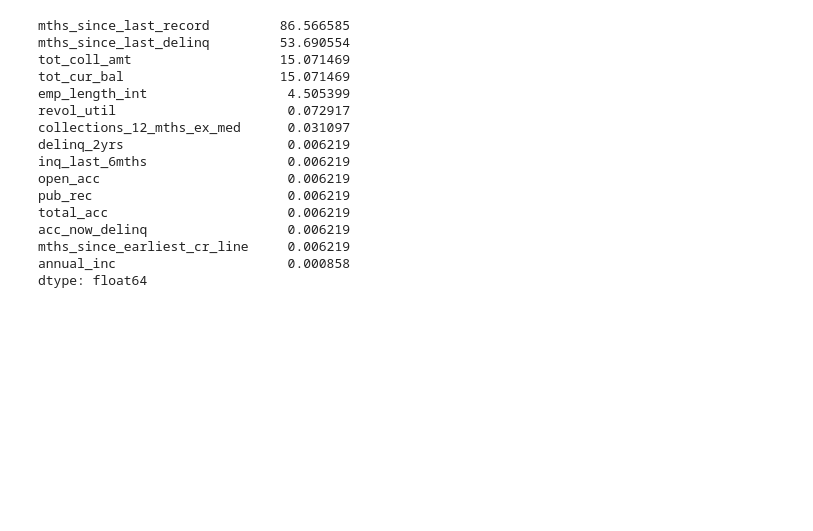
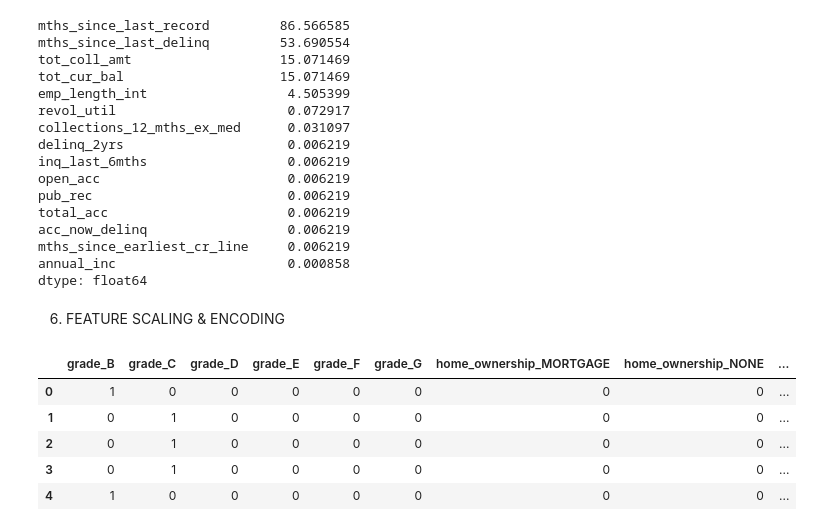
Before and after one commit to mikeglenlorenzogithub/GitDataScientist, a Jupyter notebook: project.ipynb, the cells around one changed output. Drawn from its saved outputs; the diff is of its cells as text; code cells hidden in the pictures; blank space fills up the shorter version.

Commit message:
6. Feature Scaling and Encoding

```diff
--- a/project.ipynb
+++ b/project.ipynb
@@ -405,3 +405,18 @@ data['emp_length_int'].fillna(0, inplace=True)
 data['tot_cur_bal'].fillna(0, inplace=True)
 data['tot_coll_amt'].fillna(0, inplace=True)
 data['mths_since_last_delinq'].fillna(-1, inplace=True)
+# %% [markdown]
+6. FEATURE SCALING & ENCODING
+# %%
+categorical_cols = [col for col in data.select_dtypes(include='object').columns.tolist()]
+# %%
+onehot = pd.get_dummies(data[categorical_cols], drop_first=True)
+# %%
+onehot.head()
+# %% [output]
+|  | grade_B | grade_C | grade_D | grade_E | grade_F | grade_G | home_ownership_MORTGAGE | home_ownership_NONE | ... |
+| 0 | 1 | 0 | 0 | 0 | 0 | 0 | 0 | 0 | ... |
+| 1 | 0 | 1 | 0 | 0 | 0 | 0 | 0 | 0 | ... |
+| 2 | 0 | 1 | 0 | 0 | 0 | 0 | 0 | 0 | ... |
+| 3 | 0 | 1 | 0 | 0 | 0 | 0 | 0 | 0 | ... |
+| 4 | 1 | 0 | 0 | 0 | 0 | 0 | 0 | 0 | ... |
```
Also changed, not shown: parts of 4 cells of this notebook.
